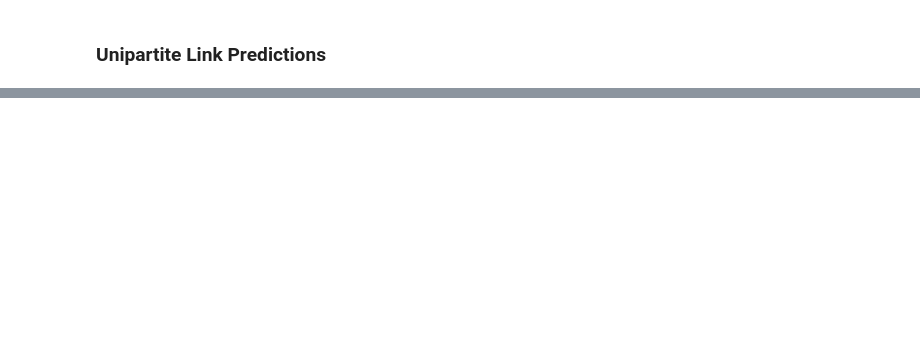
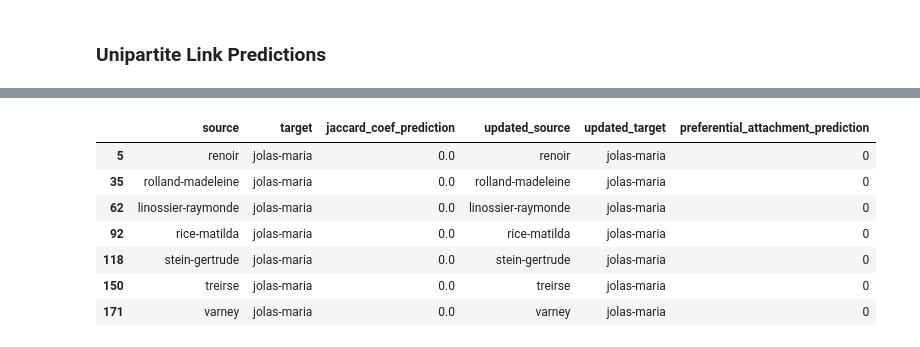
Before and after one commit to ZoeLeBlanc/unknown_borrowers, a Jupyter notebook: network_analysis/LinkPrediction.ipynb, the cells around one changed output, grey strips where cells are left out. Cells and saved outputs as stored; diff of their text form; code cells hidden in the pictures; blank space fills up the shorter version.

```diff
--- a/network_analysis/LinkPrediction.ipynb
+++ b/network_analysis/LinkPrediction.ipynb
@@ -296,2 +440,13 @@ pred_edges.sort_values(by=['jaccard_coef_prediction',
+# %%
+pred_edges[pred_edges.target == 'jolas-maria']
+# %% [output]
+|  | source | target | jaccard_coef_prediction | updated_source | updated_target | preferential_attachment_prediction |
+| 5 | renoir | jolas-maria | 0.0 | renoir | jolas-maria | 0 |
+| 35 | rolland-madeleine | jolas-maria | 0.0 | rolland-madeleine | jolas-maria | 0 |
+| 62 | linossier-raymonde | jolas-maria | 0.0 | linossier-raymonde | jolas-maria | 0 |
+| 92 | rice-matilda | jolas-maria | 0.0 | rice-matilda | jolas-maria | 0 |
+| 118 | stein-gertrude | jolas-maria | 0.0 | stein-gertrude | jolas-maria | 0 |
+| 150 | treirse | jolas-maria | 0.0 | treirse | jolas-maria | 0 |
+| 171 | varney | jolas-maria | 0.0 | varney | jolas-maria | 0 |
 # %%
 pred_edges[['preferential_attachment_prediction', 'jaccard_coef_prediction']].corr()
```
Also changed, not shown: parts of 44 cells of this notebook, 25 other files.
